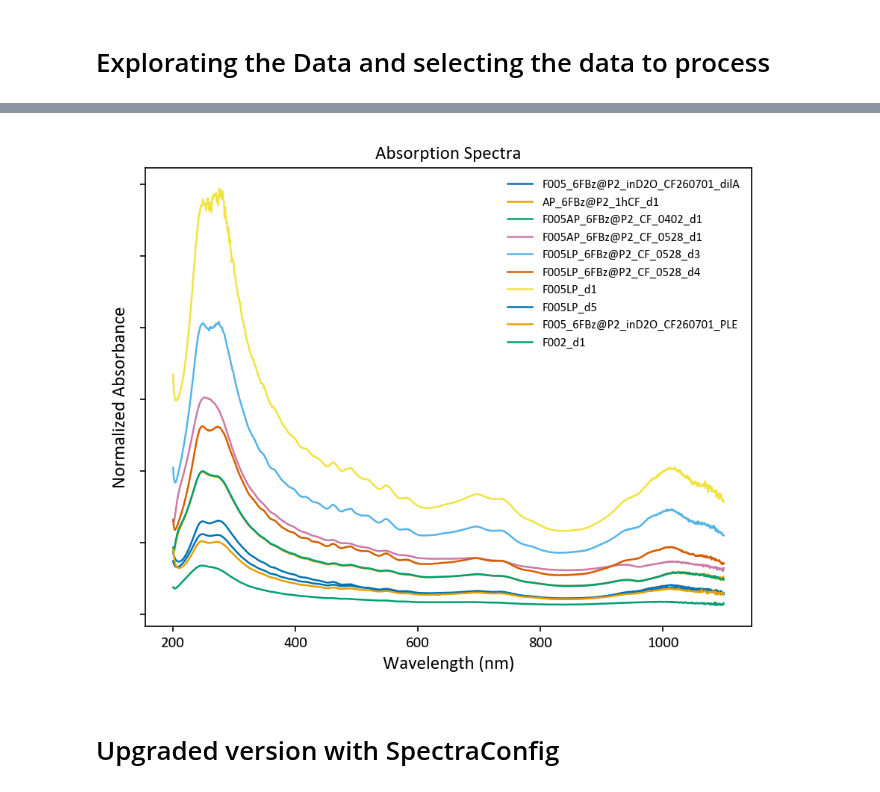
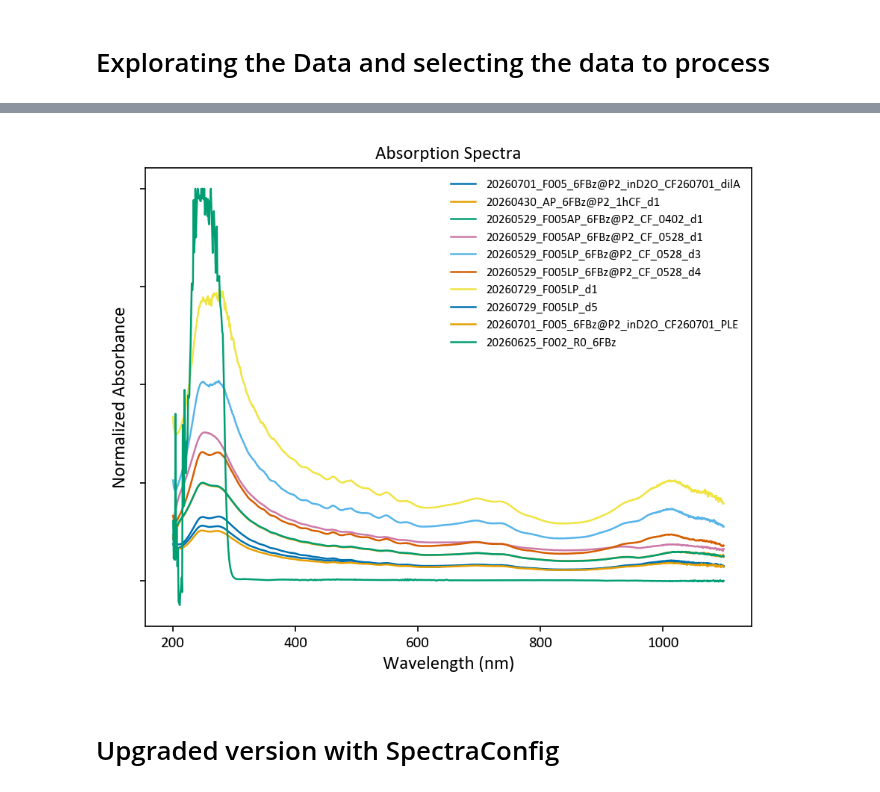
Before and after one commit to CristianMB/DataAnalysis_PhD_FUB, a Jupyter notebook: UVVis/UVvis_6FBz@P2/2609_Abs_6FBz@P2_Overview.ipynb, the cells around one changed output, grey strips where cells are left out. Cells and saved outputs as stored; diff of their text form; code cells hidden in the pictures.

```diff
--- a/UVVis/UVvis_6FBz@P2/2609_Abs_6FBz@P2_Overview.ipynb
+++ b/UVVis/UVvis_6FBz@P2/2609_Abs_6FBz@P2_Overview.ipynb
@@ -234,51 +234,49 @@ Loaded 95 spectra successfully.
 selected_names = [
 #P2 References %%%%%%%%%%%%%%%%%%%%%%%%%%%%%%%%%%%
 
-    #'P2R2A',
-    #'P2R2B',
-    #'P2R2C',
-    #'P2R2D',
-    #'P2_TS_R2_d1',
-    #'P2_TS_R1_d1',
-    #'P2_CF_1',
-    #'Sample1',
-    #'P2_inD2O_CF260701_dilA',
-    #'P2_inD2O_CF260701_dilB',
-    #'P2_inD2O_CF260701_dilC',
-    #'H2O@P2_1hCF_d1',
-    #'P2_Ref_260217_BS',
-    #'P2_Ref_260224_TS',
-    #'P2_NoSon_CF_0317_d2_A',
-    #'P2_NoSon_CF_0317_d2_B',
-    #'P2_NoSon_CF_0528_d3_A',
-    #'P2_NoSon_CF_0528_d3_B',
-    #'P2_TipSonR1_CF_0217_d1',
-    #'P2_TipSonR2_CF_0224_d1',
-    #'P2_Reference_CF_0217_d1_weirdPlasmon',
-    #'P2_TipSon_CF_0528_d1',
-    #'P2_d1',
-    #'P2_d5',
+    #'20260226_P2R2A',
+    #'20260226_P2R2B',
+    #'20260226_P2R2C',
+    #'20260226_P2R2D',
+    #'20260226_P2_TS_R2_d1',
+    #'20260226_P2_TS_R1_d1',
+    #'20260330_P2_CF_1',
+    #'20260330_Sample76',
+    #'20260701_P2_inD2O_CF260701_dilA',
+    #'20260701_P2_inD2O_CF260701_dilB',
+    #'20260701_P2_inD2O_CF260701_dilC',
+    #'20260430_H2O@P2_1hCF_d1',
+    #'20260513_P2_Ref_260217_BS',
+    #'20260513_P2_Ref_260224_TS',
+    #'20260529_P2_NoSon_CF_0317_d2_A',
+    #'20260529_P2_NoSon_CF_0317_d2_B',
+    #'20260529_P2_NoSon_CF_0528_d3_A',
+    #'20260529_P2_NoSon_CF_0528_d3_B',
+    #'20260529_P2_TipSonR1_CF_0217_d1',
+    #'20260529_P2_TipSonR2_CF_0224_d1',
+    #'20260529_P2_Reference_CF_0217_d1_weirdPlasmon',
+    #'20260529_P2_TipSon_CF_0528_d1',
+    #'20260729_P2_d1',
+    #'20260729_P2_d5',
 
 #CF Sample %%%%%%%%%%%%%%%%%%%%%%%%%%%%%%%%%%%
 
-    'F005_6FBz@P2_inD2O_CF260701_dilA',
-    'AP_6FBz@P2_1hCF_d1',
-    'F005AP_6FBz@P2_CF_0402_d1',
-    'F005AP_6FBz@P2_CF_0528_d1',
-    'F005LP_6FBz@P2_CF_0528_d3',
-    'F005LP_6FBz@P2_CF_0528_d4',
-    'F005LP_d1',
-    'F005LP_d5',
-    'F005_6FBz@P2_inD2O_CF260701_PLE',
-    'F002_d1',
+    '20260701_F005_6FBz@P2_inD2O_CF260701_dilA',
+    '20260430_AP_6FBz@P2_1hCF_d1',
+    '20260529_F005AP_6FBz@P2_CF_0402_d1',
+    '20260529_F005AP_6FBz@P2_CF_0528_d1',
+    '20260529_F005LP_6FBz@P2_CF_0528_d3',
+    '20260529_F005LP_6FBz@P2_CF_0528_d4',
+    '20260729_F005LP_d1',
+    '20260729_F005LP_d5',
+    '20260701_F005_6FBz@P2_inD2O_CF260701_PLE',
 
 #WASHING STEPS%%%%%%%%%%%%%%%%%%%%%%%%%%%%%%%%%%%
-    #'F002_R0_6FBz',
-    #'F002_R1_6FBz',
-    #'F002_R2_6FBz',
+    '20260625_F002_R0_6FBz',
 
 
 #DGU AND POST DGU %%%%%%%%%%%%%%%%%%%%%%%%%%%%%%%%%%%
+
     #'20260731_P2_DGU_B_d1',
     #'20260731_P2_DGU_C_d1',
     #'20260731_P2_DGU_D_d1',
@@ -297,35 +295,35 @@ selected_names = [
 ]
 
 # Gather selected spectra safely
 selected_spectra = []
 for name in selected_names:
     if name in spectra_dict:
         selected_spectra.append(spectra_dict[name].copy())
     else:
         print(f"Warning: '{name}' not found in loaded spectra!")
 
 # Run through pipeline
 selected_spectra = TrimSpectra(selected_spectra, xmin=200, xmax=1100)
 #selected_spectra = NormalizeSpectra(selected_spectra, xmin=800, xmax=900, mode="V")
 
 # Plot using the advanced PlotSpectra function
 PlotSpectra(
     spectra_list=selected_spectra,
     mode="W",          # Options: "W", "E", "WE", "EW"
     offset_step=0.0,    # Adjust vertical offset if needed
     ylabel="Normalized Absorbance",
     hide_yticks=True)
 
-save_dir = r"H:\FUBerlin\Writing and Summaries\6FBz@P2-SWCNTs\Figures"
+save_dir = r"H:\FUBerlin\Writing and Summaries\6FBz@P2-SWCNTs\Figures\Absorption"
 
 
 plt.savefig(
     save_dir + r"\AbsorptionOverview.png",
     dpi=300,
     bbox_inches="tight"
 )
 # %% [output]
-[figure, old version]
+[figure, new version]
 # %% [markdown]
 # Upgraded version with SpectraConfig
 # %%
```
Also changed, not shown: parts of 2 cells of this notebook, 1 other file.
